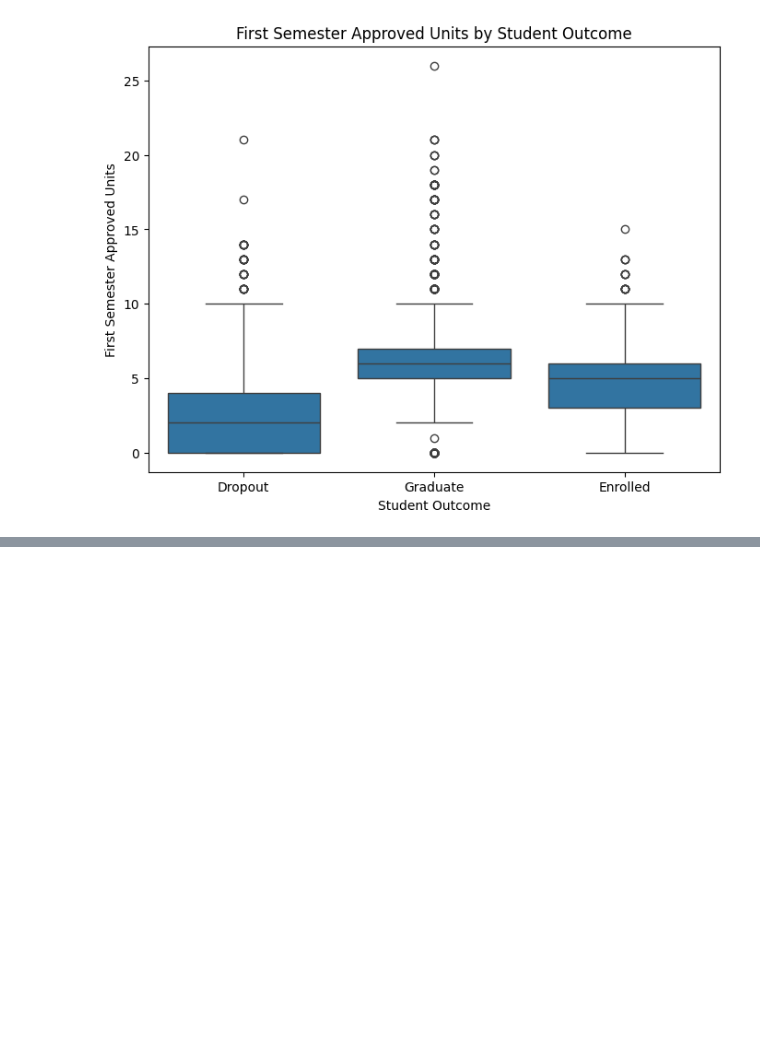
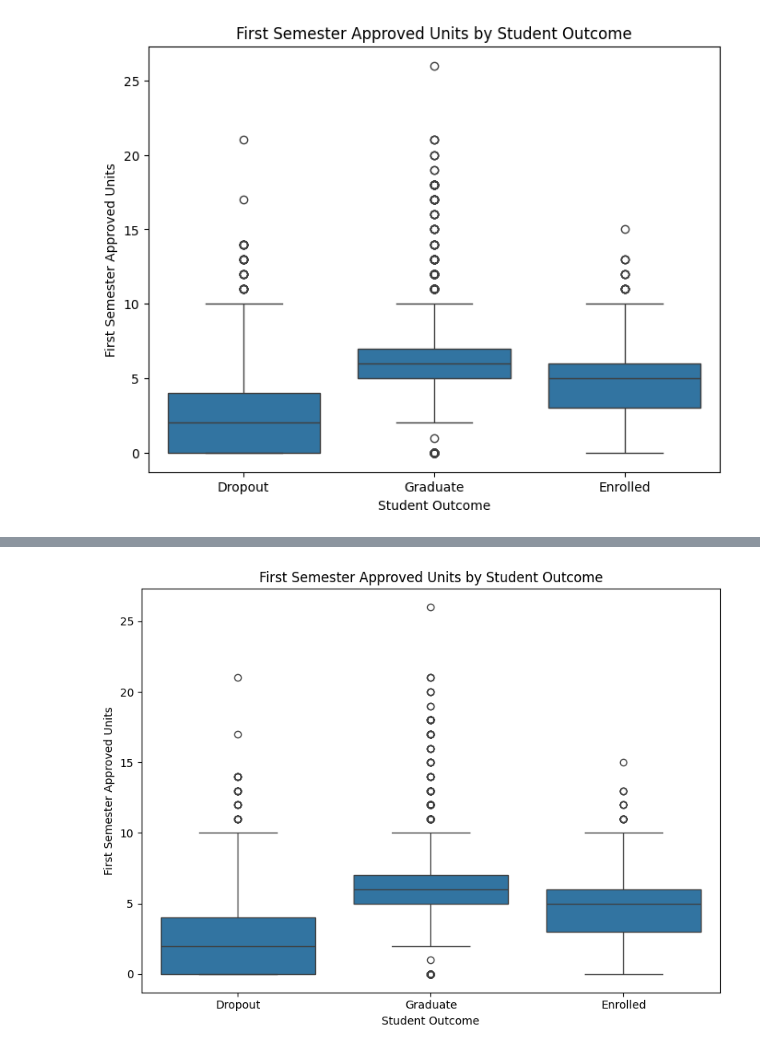
Before and after one commit to atile4/math-9-final-project, a Jupyter notebook: notebooks/notebook_02.ipynb, the cells around one changed output, grey strips where cells are left out. Drawn from its saved outputs; the diff is of its cells as text; code cells hidden in the pictures; blank space fills up the shorter version.

```diff
--- a/notebooks/notebook_02.ipynb
+++ b/notebooks/notebook_02.ipynb
@@ -410,0 +440,18 @@ Guiding Question #4:
+# %%
+# Create a boxplot to compare first-semester approved units across outcomes
+
+plt.figure(figsize=(8, 6))
+
+sns.boxplot(
+    x="Target",
+    y="1st_sem_approved",
+    data=df_raw
+)
+
+plt.title("First Semester Approved Units by Student Outcome")
+plt.xlabel("Student Outcome")
+plt.ylabel("First Semester Approved Units")
+plt.tight_layout()
+plt.show()
+# %% [output]
+[figure, added]
```
Also changed, not shown: parts of 12 cells of this notebook, 1 other file.
